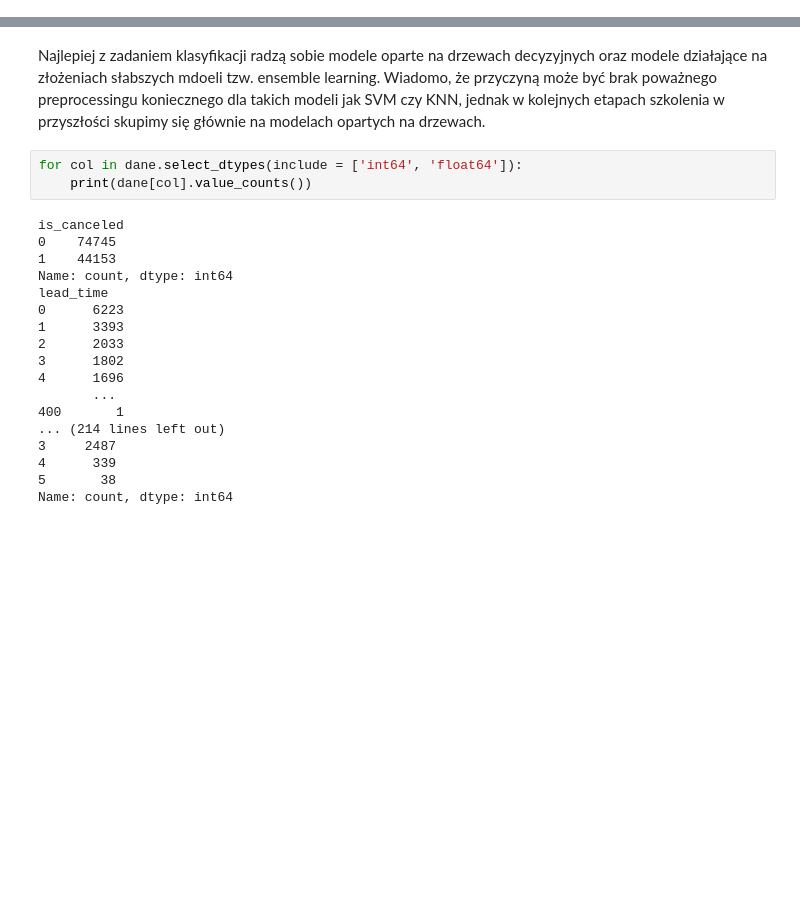
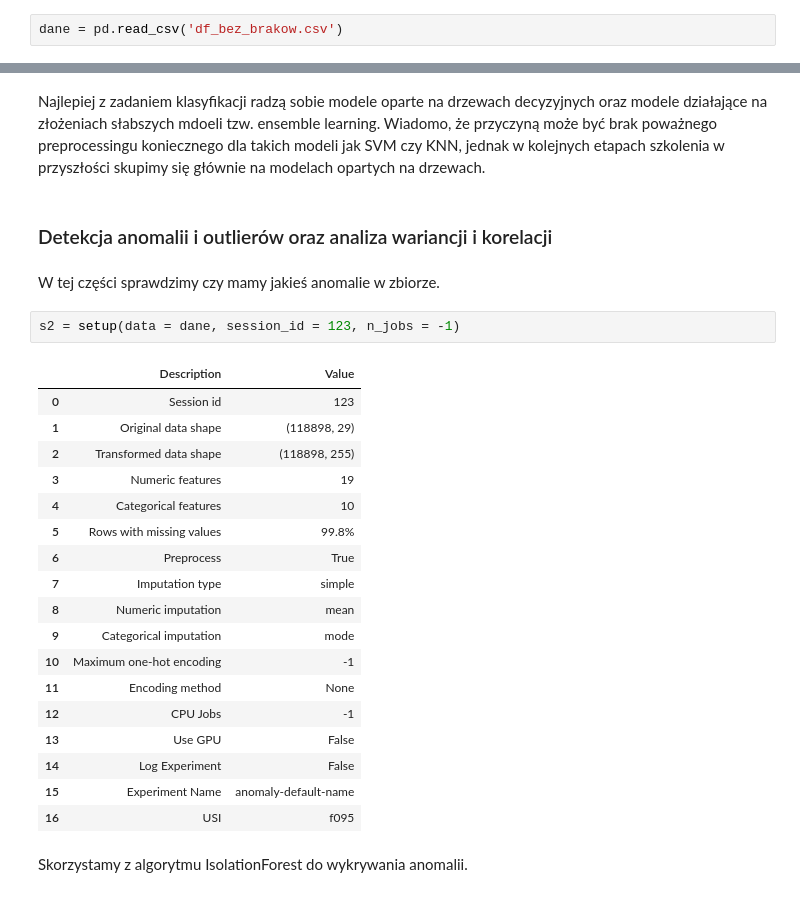
Before and after one commit to SzymonMak/HotelBookingsDataAnalysis, a Jupyter notebook: final_analysis.ipynb, the cells around one changed output, grey strips where cells are left out. Saved outputs shown, nothing was run; the diff lists cells and outputs as text; blank space fills up the shorter version.

Commit message:
Final form: Variance, anomaly and outlier analysis

```diff
--- a/final_analysis.ipynb
+++ b/final_analysis.ipynb
@@ -189,6 +190,8 @@ plt.show()
 Zanim przejdziemy dalej zapiszemy jeszcze zbiór bez braków danych.
 # %%
 dane.to_csv('df_bez_brakow.csv')
+# %%
+dane = pd.read_csv('df_bez_brakow.csv')
 # %% [markdown]
 ### Wstępne szkolenie modeli
 # %% [markdown]
@@ -272,24 +232,30 @@ RandomForestClassifier(bootstrap=True, ccp_alpha=0.0, class_weight=None,
                        warm_start=False)
 # %% [markdown]
 Najlepiej z zadaniem klasyfikacji radzą sobie modele oparte na drzewach decyzyjnych oraz modele działające na złożeniach słabszych mdoeli tzw. ensemble learning. Wiadomo, że przyczyną może być brak poważnego preprocessingu koniecznego dla takich modeli jak SVM czy KNN, jednak w kolejnych etapach szkolenia w przyszłości skupimy się głównie na modelach opartych na drzewach.
-# %%
-for col in dane.select_dtypes(include = ['int64', 'float64']):
-    print(dane[col].value_counts())
-# %% [output]
-is_canceled
-0    74745
-1    44153
-Name: count, dtype: int64
-lead_time
-0      6223
-1      3393
-2      2033
-3      1802
-4      1696
-       ...
-400       1
-... (214 lines left out)
-3     2487
-4      339
-5       38
-Name: count, dtype: int64
+# %% [markdown]
+### Detekcja anomalii i outlierów oraz analiza wariancji i korelacji
+# %% [markdown]
+W tej części sprawdzimy czy mamy jakieś anomalie w zbiorze.
+# %%
+s2 = setup(data = dane, session_id = 123, n_jobs = -1)
+# %% [output]
+|  | Description | Value |
+| 0 | Session id | 123 |
+| 1 | Original data shape | (118898, 29) |
+| 2 | Transformed data shape | (118898, 255) |
+| 3 | Numeric features | 19 |
+| 4 | Categorical features | 10 |
+| 5 | Rows with missing values | 99.8% |
+| 6 | Preprocess | True |
+| 7 | Imputation type | simple |
+| 8 | Numeric imputation | mean |
+| 9 | Categorical imputation | mode |
+| 10 | Maximum one-hot encoding | -1 |
+| 11 | Encoding method | None |
+| 12 | CPU Jobs | -1 |
+| 13 | Use GPU | False |
+| 14 | Log Experiment | False |
+| 15 | Experiment Name | anomaly-default-name |
+| 16 | USI | f095 |
+# %% [markdown]
+Skorzystamy z algorytmu IsolationForest do wykrywania anomalii.
```
Also changed, not shown: parts of 21 cells of this notebook, 1 other file.
